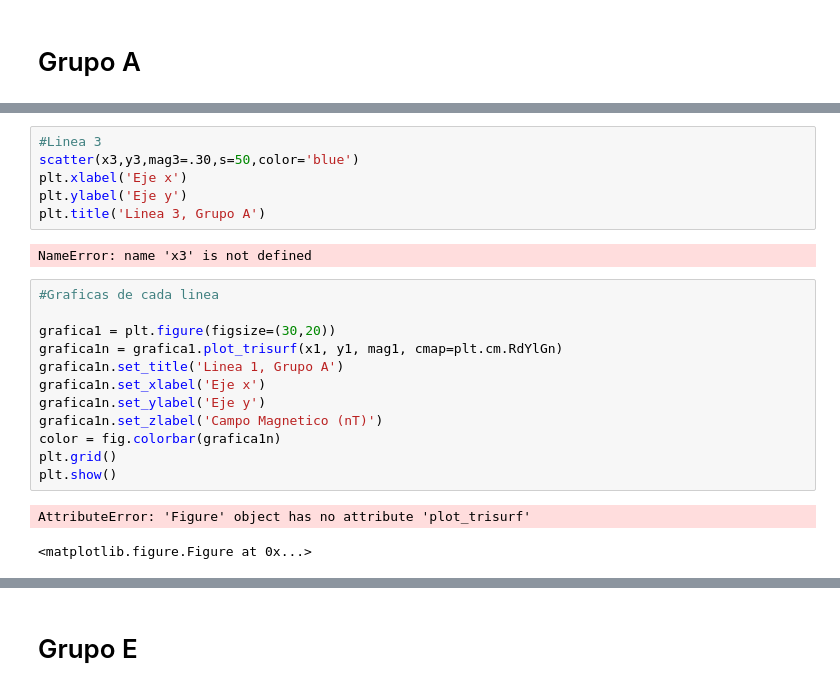
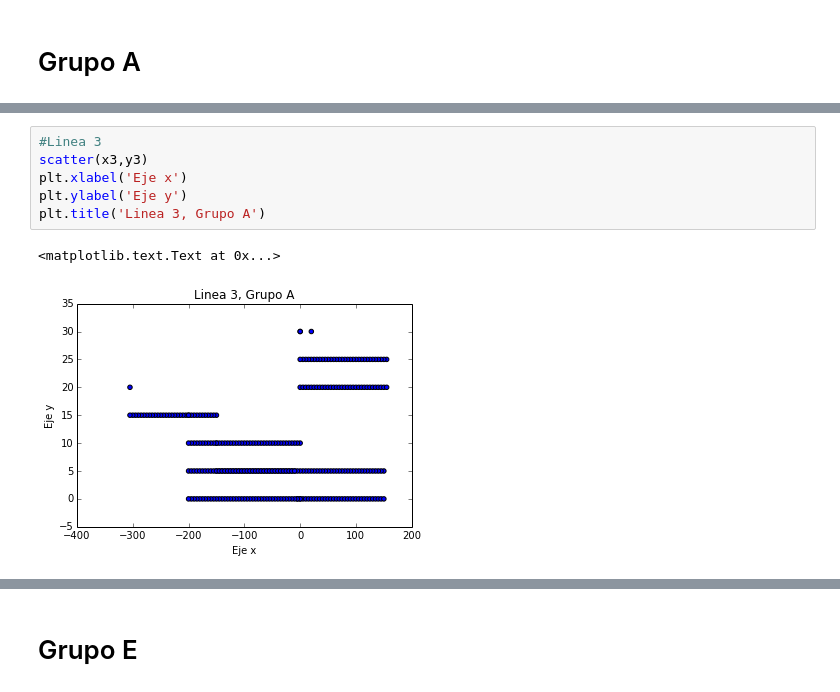
Before and after one commit to manuel426/Magnetometr-a, a Jupyter notebook: Untitled0.ipynb, the cells around one changed output, grey strips where cells are left out. Cells and saved outputs as stored; diff of their text form.

```diff
--- a/Untitled0.ipynb
+++ b/Untitled0.ipynb
@@ -55,23 +53,9 @@ AttributeError: Unknown property mag2
 # %%
 #Linea 3
-scatter(x3,y3,mag3=.30,s=50,color='blue')
+scatter(x3,y3)
 plt.xlabel('Eje x')
 plt.ylabel('Eje y')
 plt.title('Linea 3, Grupo A')
 # %% [output]
-NameError: name 'x3' is not defined
+<matplotlib.text.Text at 0x...>
+[figure, added]
-# %%
-#Graficas de cada linea
-
-grafica1 = plt.figure(figsize=(30,20))
-grafica1n = grafica1.plot_trisurf(x1, y1, mag1, cmap=plt.cm.RdYlGn)
-grafica1n.set_title('Linea 1, Grupo A')
-grafica1n.set_xlabel('Eje x')
-grafica1n.set_ylabel('Eje y')
-grafica1n.set_zlabel('Campo Magnetico (nT)')
-color = fig.colorbar(grafica1n)
-plt.grid()
-plt.show()
-# %% [output]
-AttributeError: 'Figure' object has no attribute 'plot_trisurf'
-<matplotlib.figure.Figure at 0x...>
```
Also changed, not shown: parts of 18 cells of this notebook, 2 other files.
